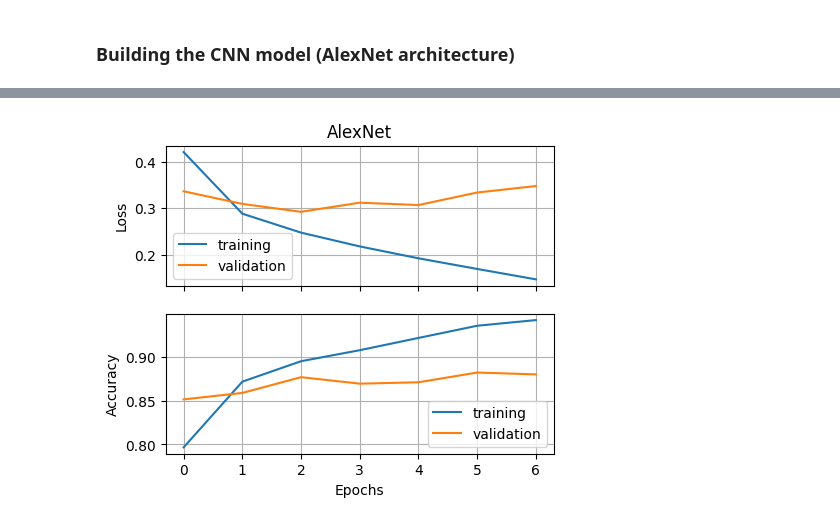
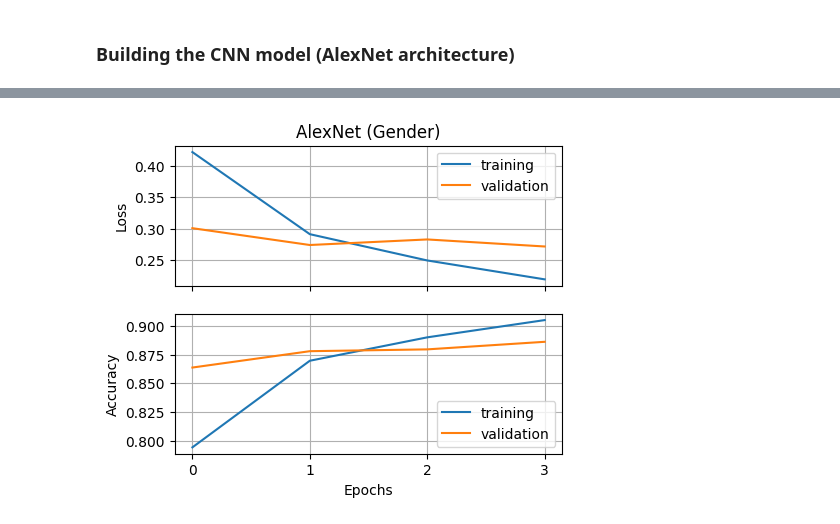
Before and after one commit to miknab/fair-image-classifier, a Jupyter notebook: fc_cnn.ipynb, the cells around one changed output, grey strips where cells are left out. Saved outputs shown, nothing was run; the diff lists cells and outputs as text; code cells hidden in the pictures.

```diff
--- a/fc_cnn.ipynb
+++ b/fc_cnn.ipynb
@@ -123,12 +202,26 @@ Model: "functional_1"
 # %%
 adam = keras.optimizers.Adam()
 
+if num_classes == 2:
+    loss = "binary_crossentropy"
+    metrics_list = ["accuracy"]
+
+elif num_classes > 2:
+    loss = "categorical_crossentropy"
+    metrics_list = ["accuracy"]
+
+else:
+    loss = "mean_squared_error"
+    #loss = "mean_absolute_percentage_error"
+    metrics_list = ["r2_score", "mean_squared_error", "mean_absolute_percentage_error"]
+
 alex_net.compile(optimizer=adam,
-                 loss="binary_crossentropy",
-                 metrics=["accuracy"])
+                 loss=loss,
+                 metrics=metrics_list)
 # %%
+n_epochs = 4
 an_history = alex_net.fit(X_train, y_train,
-                          epochs=7,
+                          epochs=n_epochs,
                           batch_size=32,
                           validation_data=(X_val, y_val),
                           shuffle=True
@@ -151,25 +240,37 @@ Epoch 7/7
+# %%
+history = alex_net.history.history
+n_epochs = len(history[list(history.keys())[0]])
+history["epoch"] = list(range(1, n_epochs+1))
+
+# in general I don't know the names of the other columns. Therefore:
+other_columns = [k for k, v in history.items() if k!="epoch"]
+
+history_df = pd.DataFrame(history, columns = ["epoch"] + other_columns)
+file_name = f'history__{file_suffix}.csv'
+history_df.to_csv(new_model_dir / file_name, index=False)
 # %%
 fig, axs = plt.subplots(2,1, figsize=(5,4), sharex=True)
 ax = axs[0]
 ax.plot(an_history.history["loss"], label="training")
 ax.plot(an_history.history["val_loss"], label="validation")
 ax.grid(True)
-ax.set_xticks(range(7))
+ax.set_xticks(range(n_epochs))
 ax.set_ylabel("Loss")
-ax.set_title("AlexNet")
+ax.set_title(f"AlexNet ({target.title()})")
 ax.legend(loc="best")
 
 ax = axs[1]
 ax.plot(an_history.history["accuracy"], label="training")
-ax.plot(an_history.history["val_accuracy"], label="validation")
+ax.plot(an_history.history[f"val_accuracy"], label="validation")
 ax.grid(True)
-ax.set_xticks(range(7))
+ax.set_xticks(range(n_epochs))
 ax.set_xlabel("Epochs")
-ax.set_ylabel("Accuracy")
+ax.set_ylabel("Accuracy")#metric.title())
 ax.legend(loc="best")
 
-plt.savefig("results/loss_curve_alexnet.png")
+plt.savefig(new_model_dir / f"loss_curve__{file_suffix}.png",
+            bbox_inches='tight')
 plt.show()
 # %% [output]
-[figure, old version]
+[figure, new version]
 # %%
```
Also changed, not shown: parts of 30 cells of this notebook.
